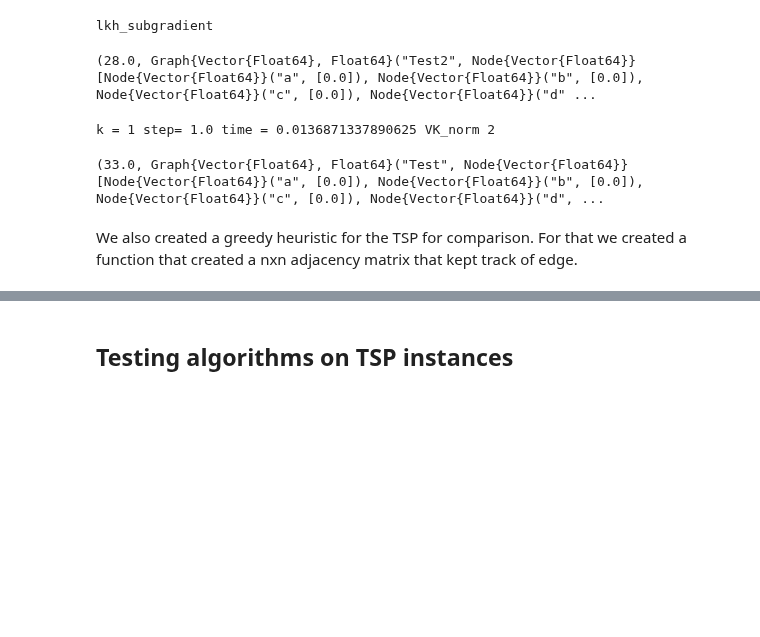
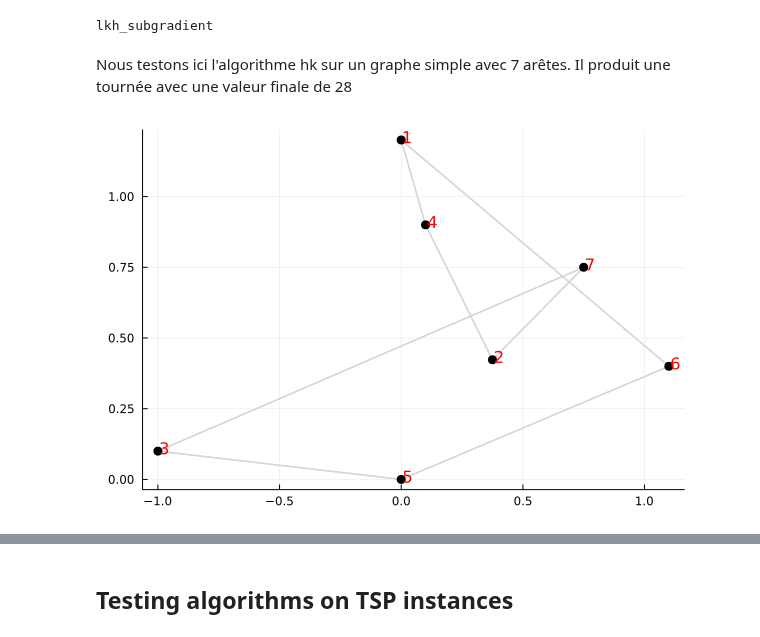
Before and after one commit to Ostrograd/mth6412b-starter-code, a Jupyter notebook: projet/phase3/phase3.ipynb, the cells around one changed output, grey strips where cells are left out. Cells and saved outputs as stored; diff of their text form; code cells hidden in the pictures; blank space fills up the shorter version.

```diff
--- a/projet/phase3/phase3.ipynb
+++ b/projet/phase3/phase3.ipynb
@@ -429,61 +353,59 @@ function lkh_subgradient(start_graph::Graph;
         k = k + 1
         update_edge_weights!(graph, pis)
         #calculates the l1 norm of v_k vector
-        v_k_norm  = sum(broadcast(abs, v_k))
-        println("k = ", k," step= ", t_k, " time = ", time() - iter_time, " VK_norm ", v_k_norm )
+        if k % 100000 == 0
+            v_k_norm  = sum(broadcast(abs, v_k))
+            println("k = ", k," step= ", t_k, " time = ", time() - iter_time, " VK_norm ", v_k_norm )
+        end
     end
     return Inf, nothing
 end
 # %% [output]
 lkh_subgradient
+# %% [markdown]
+Nous testons ici l'algorithme hk sur un graphe simple avec 7 arêtes. Il produit une tournée avec une valeur finale de 28
 # %%
 
 #Fully connected graph with 7 edges
-a = Node("a",[0.])
-b = Node("b",[0.])
-c = Node("c",[0.])
-d = Node("d",[0.])
-e = Node("e",[0.])
-f = Node("f",[0.])
-g = Node("g",[0.])
+a = Node("a",[0., 1.2])
+b = Node("b",[0.375, 0.423])
+c = Node("c",[-1.,0.1])
+d = Node("d",[0.1,0.9])
+e = Node("e",[0.,0.])
+f = Node("f",[1.1, 0.4])
+g = Node("g",[.75,.75])
 node_list = [a,b,c, d,e, f, g]
 #Edges are fully connected
 edge1 = Edge(a,b, 4.)
 edge2 = Edge(a,c, 8.)
 edge3 = Edge(a, d, 11.)
 edge4 = Edge(a, e, 8.)
 edge5 = Edge(a, f, 7.)
 edge6 = Edge(a, g, 1.)
 edge7 = Edge(b, c, 6.)
 edge8 = Edge(b, d, 2.)
 edge9 = Edge(b, e, 4.)
 edge10 = Edge(b, f, 7.)
 edge11 = Edge(b, g, 2.)
 edge12 = Edge(c, d, 7.)
 edge13 = Edge(c, e, 1.)
 edge14 = Edge(c, f, 6.)
 edge15 = Edge(c, g, 3.)
 edge16 = Edge(d, e, 5.)
 edge17 = Edge(d, f, 4.)
 edge18 = Edge(d, g, 8.)
 edge19 = Edge(e, f, 2.)
 edge20 = Edge(e, g, 7.)
 edge21 = Edge(f, g, 3.)
 edge_list = [edge1, edge2, edge3, edge4, edge5, edge6,
                 edge7, edge8, edge9, edge10, edge11,
                 edge12, edge13, edge14, edge15, edge16,
                 edge17, edge18, edge19, edge20, edge21]
 #creates the graph
 tsp_test2 = Graph("Test2",node_list,edge_list)
 
 score, test2_graph = lkh_subgradient(tsp_test2, t_k_method = "1/k")
+plot_graph(test2_graph)
 # score
 # %% [output]
-(28.0, Graph{Vector{Float64}, Float64}("Test2", Node{Vector{Float64}}[Node{Vector{Float64}}("a", [0.0]), Node{Vector{Float64}}("b", [0.0]), Node{Vector{Float64}}("c", [0.0]), Node{Vector{Float64}}("d" ...
+[figure, added]
-# %%
-score, test1_graph = lkh_subgradient(tsp_test, t_k_method = "1/k")
-# %% [output]
-k = 1 step= 1.0 time = 0.0136871337890625 VK_norm 2
-(33.0, Graph{Vector{Float64}, Float64}("Test", Node{Vector{Float64}}[Node{Vector{Float64}}("a", [0.0]), Node{Vector{Float64}}("b", [0.0]), Node{Vector{Float64}}("c", [0.0]), Node{Vector{Float64}}("d", ...
-# %% [markdown]
-We also created a greedy heuristic for the TSP for comparison. For that we created a function that created a nxn adjacency matrix that kept track of edge.
```
Also changed, not shown: parts of 14 cells of this notebook, 2 other files.
